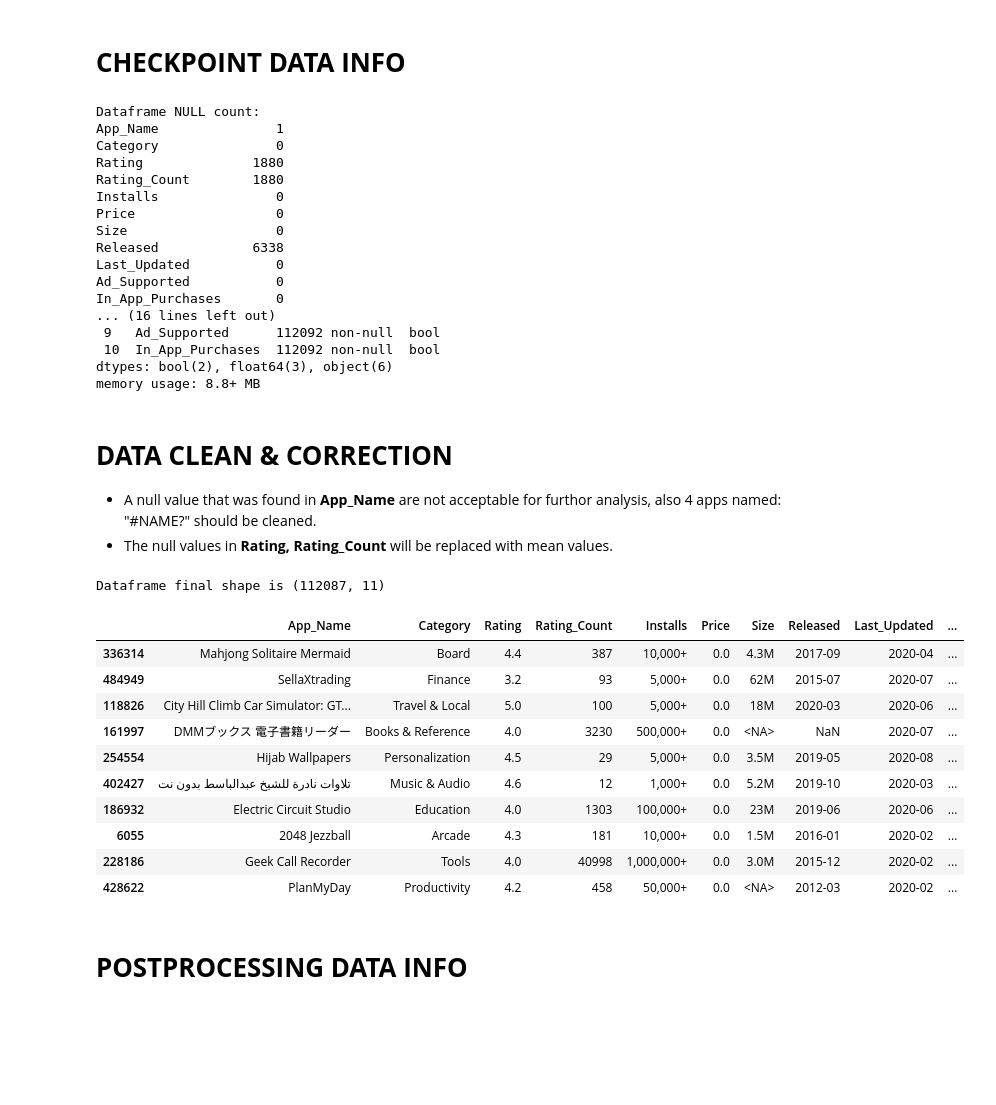
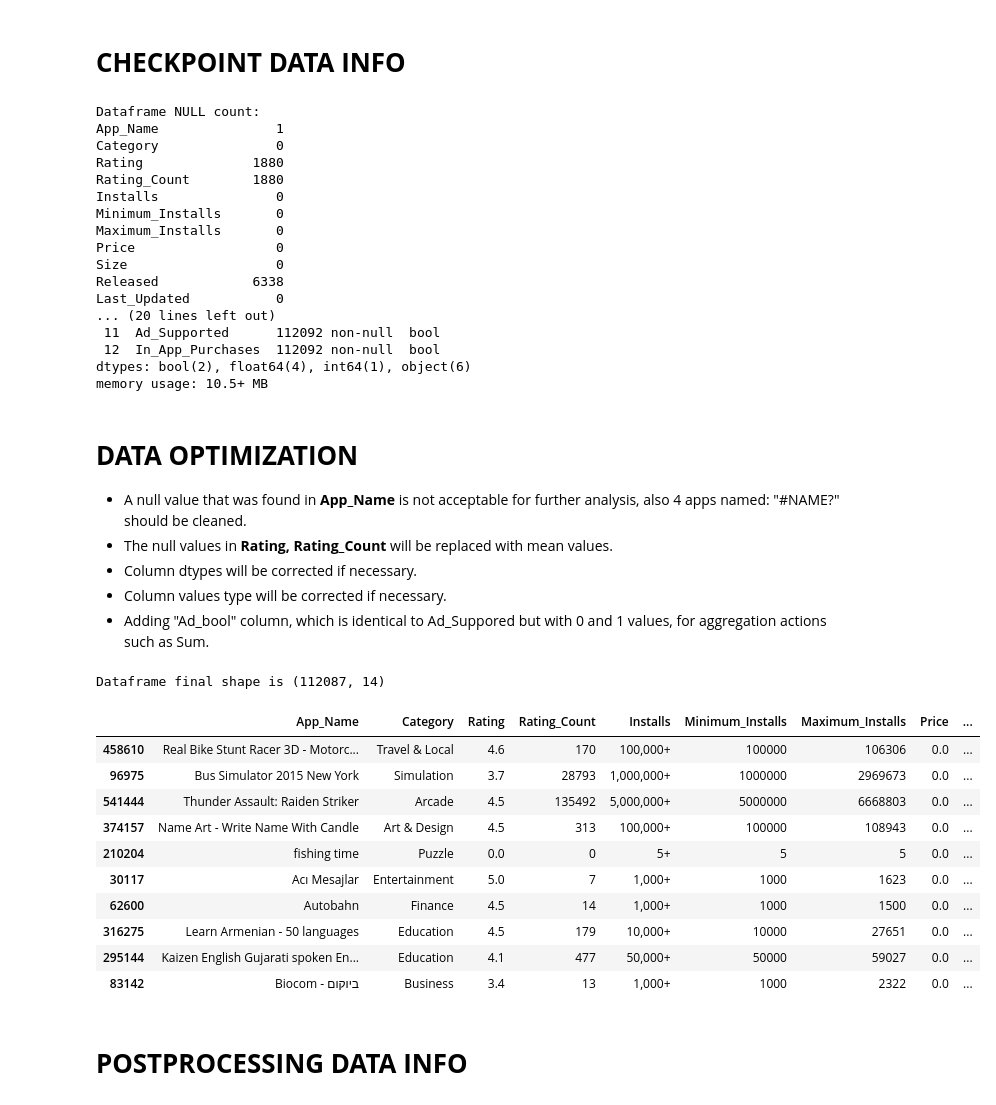
Before and after one commit to MeidanGR/GooglePlayStore_AppsAnalysisBI, a Jupyter notebook: GooglePlayStore_DataPreprocessing.ipynb, the cells around one changed output. Saved outputs shown, nothing was run; the diff lists cells and outputs as text; code cells hidden in the pictures; blank space fills up the shorter version.

```diff
--- a/GooglePlayStore_DataPreprocessing.ipynb
+++ b/GooglePlayStore_DataPreprocessing.ipynb
@@ -64,10 +64,7 @@ df = df.query('(Minimum_Android == "4.1 and up" | Minimum_Android == "4.0.3 and
 Minimum_Android == "6.0 and up") & not Size.str.endswith("k") & Currency == "USD" & Last_Updated.str.contains("2020")',engine='python')
 
 #Coloumns FILTER
-df = df.filter(items=['App_Name', 'Category', 'Rating', 'Rating_Count', 'Installs', 'Price', 'Size','Released','Last_Updated','Ad_Supported', 'In_App_Purchases'])
+df = df.filter(items=['App_Name', 'Category', 'Rating', 'Rating_Count', 'Installs', 'Minimum_Installs','Maximum_Installs', 'Price', 'Size','Released','Last_Updated','Ad_Supported', 'In_App_Purchases'])
 
 #Saving a copy of dataframe
 dfcopy = df.copy(deep=True)
-
-print("Dataframe reduced shape is", np.shape(df))
-df.sample(10)
@@ -98,21 +99,24 @@ Category               0
 Rating              1880
 Rating_Count        1880
 Installs               0
+Minimum_Installs       0
+Maximum_Installs       0
 Price                  0
 Size                   0
 Released            6338
 Last_Updated           0
-Ad_Supported           0
-In_App_Purchases       0
-... (16 lines left out)
- 9   Ad_Supported      112092 non-null  bool
- 10  In_App_Purchases  112092 non-null  bool
-dtypes: bool(2), float64(3), object(6)
-memory usage: 8.8+ MB
+... (20 lines left out)
+ 11  Ad_Supported      112092 non-null  bool
+ 12  In_App_Purchases  112092 non-null  bool
+dtypes: bool(2), float64(4), int64(1), object(6)
+memory usage: 10.5+ MB
 # %% [markdown]
-# **DATA CLEAN & CORRECTION**
-- A null value that was found in **App_Name** are not acceptable for furthor analysis, also 4 apps named: "#NAME?" should be cleaned.
+# **DATA OPTIMIZATION**
+- A null value that was found in **App_Name** is not acceptable for further analysis, also 4 apps named: "#NAME?" should be cleaned.
 - The null values in **Rating, Rating_Count** will be replaced with mean values.
+- Column dtypes will be corrected if necessary.
+- Column values type will be corrected if necessary.
+- Adding "Ad_bool" column, which is identical to Ad_Suppored but with 0 and 1 values, for aggregation actions such as Sum.
 # %%
 #NULL Extraction
 df = df.query('not App_Name.isnull() & not App_Name=="#NAME?"',engine='python')
@@ -130,37 +134,47 @@ def rep_missings(data_frame):
 # Activating the function
 df = rep_missings(df)
 # %%
-#'Size' coloumn excluding "Varies with device"
-df['Size'] = df['Size'].replace(to_replace="Varies with device",
+
+df['Size'] = df['Size'].replace(to_replace="Varies with device", #'Size' coloumn excluding "Varies with device".
                                    value = np.nan)
+df['Size'] = df['Size'].str.replace('M',"") #trimming 'M' from all values in order to set as int.
+
+#Adding Ad_bool column, described above.
+
+df['Ad_Supported'] = df['Ad_Supported'].astype({'Ad_Supported': 'string'})
+df['Ad_bool']= df['Ad_Supported']
+df['Ad_bool']= df['Ad_bool'].str.replace("True", "1")
+df['Ad_bool']= df['Ad_bool'].str.replace("False", "0")
 
 #Coloumn types correction
 df['App_Name'] = df['App_Name'].astype({'App_Name': 'string'})
 df['Category'] = df['Category'].astype({'Category': 'string'})
 df['Rating'] = df['Rating'].astype({'Rating': 'float32'})
-df['Rating_Count'] = df['Rating_Count'].astype({'Rating_Count': 'int32'})
+df['Rating_Count'] = df['Rating_Count'].astype({'Rating_Count': 'int64'})
 df['Installs'] = df['Installs'].astype({'Installs': 'string'})
+df['Minimum_Installs'] = df['Minimum_Installs'].astype({'Minimum_Installs': 'int64'})
 df['Price'] = df['Price'].astype({'Price': 'float32'})
 df['Released'] = pd.to_datetime(df['Released']).dt.strftime('%Y-%m') #Fetching only yyyy-mm from the full datetime.
 df['Last_Updated'] = pd.to_datetime(df['Last_Updated']).dt.strftime('%Y-%m') #Fetching only mm-yyyy from the full datetime.
-df['Size'] = df['Size'].astype({'Size': 'string'})
+df['Size'] = df['Size'].astype({'Size': 'float32'})
+df['Ad_bool'] = df['Ad_bool'].astype({'Ad_bool': 'int8'})
 
 
 print("Dataframe final shape is", np.shape(df))
 df.sample(10)
 # %% [output]
-Dataframe final shape is (112087, 11)
+Dataframe final shape is (112087, 14)
-|  | App_Name | Category | Rating | Rating_Count | Installs | Price | Size | Released | Last_Updated | ... |
-| 336314 | Mahjong Solitaire Mermaid | Board | 4.4 | 387 | 10,000+ | 0.0 | 4.3M | 2017-09 | 2020-04 | ... |
-| 484949 | SellaXtrading | Finance | 3.2 | 93 | 5,000+ | 0.0 | 62M | 2015-07 | 2020-07 | ... |
-| 118826 | City Hill Climb Car Simulator: GT... | Travel & Local | 5.0 | 100 | 5,000+ | 0.0 | 18M | 2020-03 | 2020-06 | ... |
-| 161997 | DMMブックス 電子書籍リーダー | Books & Reference | 4.0 | 3230 | 500,000+ | 0.0 | <NA> | NaN | 2020-07 | ... |
-| 254554 | Hijab Wallpapers | Personalization | 4.5 | 29 | 5,000+ | 0.0 | 3.5M | 2019-05 | 2020-08 | ... |
-| 402427 | تلاوات نادرة للشيخ عبدالباسط بدون نت | Music & Audio | 4.6 | 12 | 1,000+ | 0.0 | 5.2M | 2019-10 | 2020-03 | ... |
-| 186932 | Electric Circuit Studio | Education | 4.0 | 1303 | 100,000+ | 0.0 | 23M | 2019-06 | 2020-06 | ... |
-| 6055 | 2048 Jezzball | Arcade | 4.3 | 181 | 10,000+ | 0.0 | 1.5M | 2016-01 | 2020-02 | ... |
-| 228186 | Geek Call Recorder | Tools | 4.0 | 40998 | 1,000,000+ | 0.0 | 3.0M | 2015-12 | 2020-02 | ... |
-| 428622 | PlanMyDay | Productivity | 4.2 | 458 | 50,000+ | 0.0 | <NA> | 2012-03 | 2020-02 | ... |
+|  | App_Name | Category | Rating | Rating_Count | Installs | Minimum_Installs | Maximum_Installs | Price | ... |
+| 458610 | Real Bike Stunt Racer 3D - Motorc... | Travel & Local | 4.6 | 170 | 100,000+ | 100000 | 106306 | 0.0 | ... |
+| 96975 | Bus Simulator 2015 New York | Simulation | 3.7 | 28793 | 1,000,000+ | 1000000 | 2969673 | 0.0 | ... |
+| 541444 | Thunder Assault: Raiden Striker | Arcade | 4.5 | 135492 | 5,000,000+ | 5000000 | 6668803 | 0.0 | ... |
+| 374157 | Name Art - Write Name With Candle | Art & Design | 4.5 | 313 | 100,000+ | 100000 | 108943 | 0.0 | ... |
+| 210204 | fishing time | Puzzle | 0.0 | 0 | 5+ | 5 | 5 | 0.0 | ... |
+| 30117 | Acı Mesajlar | Entertainment | 5.0 | 7 | 1,000+ | 1000 | 1623 | 0.0 | ... |
+| 62600 | Autobahn | Finance | 4.5 | 14 | 1,000+ | 1000 | 1500 | 0.0 | ... |
+| 316275 | Learn Armenian - 50 languages | Education | 4.5 | 179 | 10,000+ | 10000 | 27651 | 0.0 | ... |
+| 295144 | Kaizen English Gujarati spoken En... | Education | 4.1 | 477 | 50,000+ | 50000 | 59027 | 0.0 | ... |
+| 83142 | Biocom - ביוקום | Business | 3.4 | 13 | 1,000+ | 1000 | 2322 | 0.0 | ... |
 # %% [markdown]
 # **POSTPROCESSING DATA INFO**
 # %%
```
Also changed, not shown: parts of 7 cells of this notebook.
